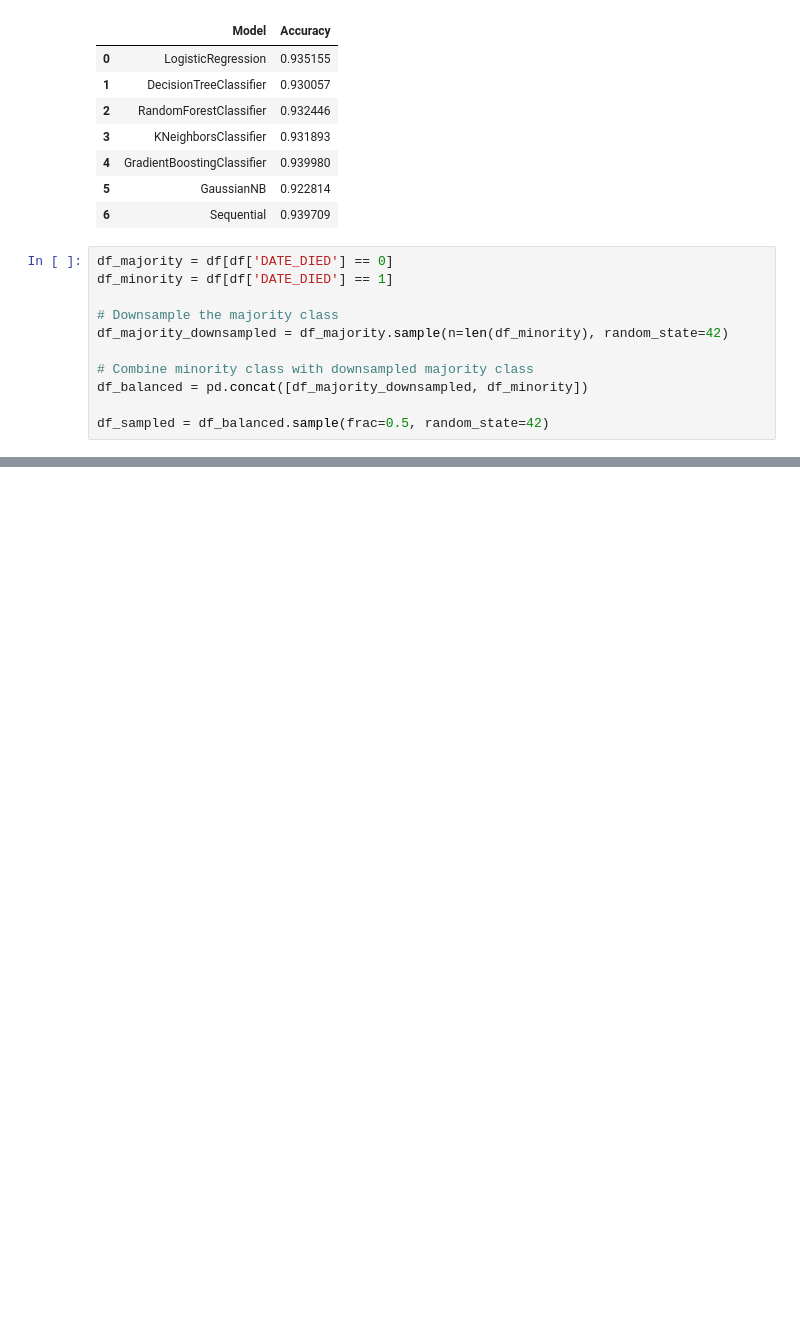
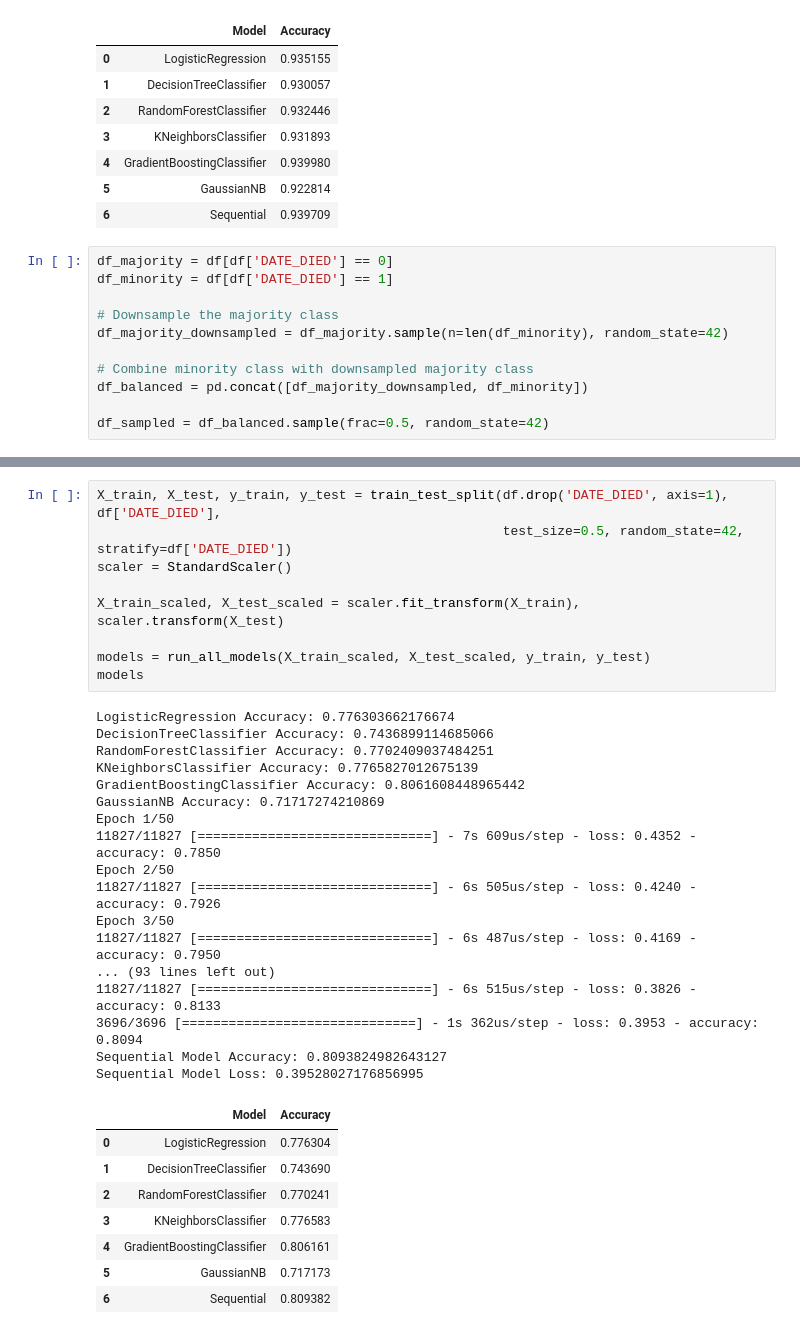
Before and after one commit to MaukanMir/Covid-Classifier, a Jupyter notebook: training.ipynb, the cells around one changed output, grey strips where cells are left out. Saved outputs shown, nothing was run; the diff lists cells and outputs as text; blank space fills up the shorter version.

```diff
--- a/training.ipynb
+++ b/training.ipynb
@@ -207,0 +229,35 @@ KNeighborsClassifier Accuracy: 0.7718686237082867
+# %%
+X_train, X_test, y_train, y_test = train_test_split(df.drop('DATE_DIED', axis=1), df['DATE_DIED'],
+                                                    test_size=0.5, random_state=42, stratify=df['DATE_DIED'])
+scaler = StandardScaler()
+
+X_train_scaled, X_test_scaled = scaler.fit_transform(X_train), scaler.transform(X_test)
+
+models = run_all_models(X_train_scaled, X_test_scaled, y_train, y_test)
+models
+# %% [output]
+LogisticRegression Accuracy: 0.776303662176674
+DecisionTreeClassifier Accuracy: 0.7436899114685066
+RandomForestClassifier Accuracy: 0.7702409037484251
+KNeighborsClassifier Accuracy: 0.7765827012675139
+GradientBoostingClassifier Accuracy: 0.8061608448965442
+GaussianNB Accuracy: 0.71717274210869
+Epoch 1/50
+11827/11827 [==============================] - 7s 609us/step - loss: 0.4352 - accuracy: 0.7850
+Epoch 2/50
+11827/11827 [==============================] - 6s 505us/step - loss: 0.4240 - accuracy: 0.7926
+Epoch 3/50
+11827/11827 [==============================] - 6s 487us/step - loss: 0.4169 - accuracy: 0.7950
+... (93 lines left out)
+11827/11827 [==============================] - 6s 515us/step - loss: 0.3826 - accuracy: 0.8133
+3696/3696 [==============================] - 1s 362us/step - loss: 0.3953 - accuracy: 0.8094
+Sequential Model Accuracy: 0.8093824982643127
+Sequential Model Loss: 0.39528027176856995
+|  | Model | Accuracy |
+| 0 | LogisticRegression | 0.776304 |
+| 1 | DecisionTreeClassifier | 0.743690 |
+| 2 | RandomForestClassifier | 0.770241 |
+| 3 | KNeighborsClassifier | 0.776583 |
+| 4 | GradientBoostingClassifier | 0.806161 |
+| 5 | GaussianNB | 0.717173 |
+| 6 | Sequential | 0.809382 |
```
Also changed, not shown: parts of 1 cell of this notebook.
